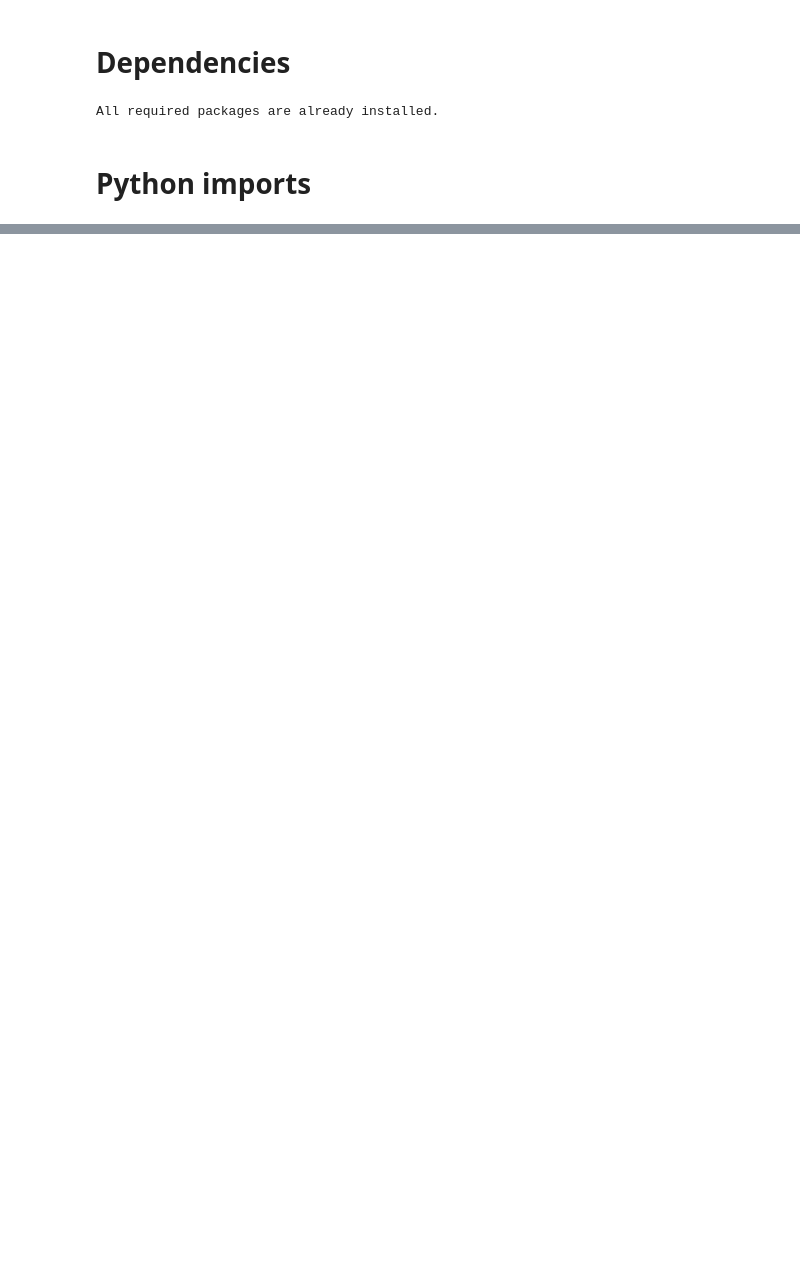
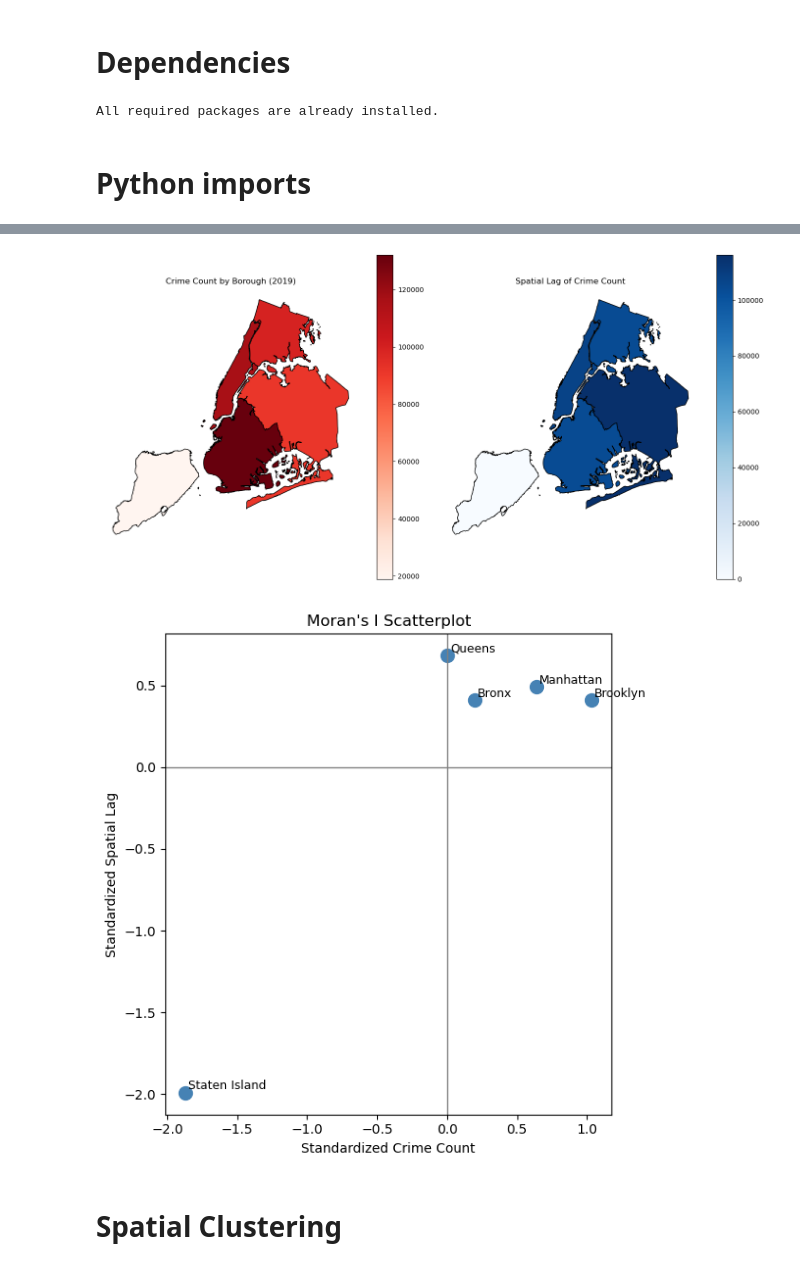
Before and after one commit to Grumlebob/ExamGDS, a Jupyter notebook: exam.ipynb, the cells around one changed output, grey strips where cells are left out. Saved outputs shown, nothing was run; the diff lists cells and outputs as text; code cells hidden in the pictures; blank space fills up the shorter version.

```diff
--- a/exam.ipynb
+++ b/exam.ipynb
@@ -220,0 +639,76 @@ ValueError: malformed node or string: {'type': 'MultiPolygon', 'coordinates': [[
+# %%
+import libpysal
+import esda
+import matplotlib.pyplot as plt
+import numpy as np
+
+# 1) Ensure boroughs has the necessary columns
+boroughs['boro_name'] = boroughs.get('boro_name', boroughs['BoroName'])
+boroughs['crime_count'] = boroughs['crime_count'].fillna(0).astype(int)
+
+# 2) Build Queen contiguity weights and row-standardize
+w = libpysal.weights.Queen.from_dataframe(boroughs)
+w.transform = 'R'
+
+# 3) Extract crime counts and compute spatial lag (neighbor average)
+counts = boroughs['crime_count'].values
+lag = libpysal.weights.lag_spatial(w, counts)
+
+# 4) Print a summary table
+print(f"{'Borough':<20} {'Crime':>6} {'Neighbor Avg':>14}")
+print("-" * 42)
+for name, cnt, nbr_avg in zip(boroughs['boro_name'], counts, lag):
+    print(f"{name:<20} {cnt:6d} {nbr_avg:14.1f}")
+
+# 5) Compute Global Moran's I
+mi = esda.Moran(counts, w)
+print(f"\nGlobal Moran's I: {mi.I:.3f}")
+print(f"p-value:           {mi.p_sim:.3f}")
+
+# 6) Add the spatial lag back to the GeoDataFrame
+boroughs['spatial_lag'] = lag
+
+# 7) Choropleth maps side by side
+fig, axes = plt.subplots(1, 2, figsize=(14, 7))
+
+boroughs.plot(
+    column='crime_count',
+    cmap='Reds',
+    legend=True,
+    ax=axes[0],
+    edgecolor='black'
+)
+axes[0].set_title('Crime Count by Borough (2019)')
+axes[0].axis('off')
+
+boroughs.plot(
+    column='spatial_lag',
+    cmap='Blues',
+    legend=True,
+    ax=axes[1],
+    edgecolor='black'
+)
+axes[1].set_title('Spatial Lag of Crime Count')
+axes[1].axis('off')
+
+plt.tight_layout()
+plt.show()
+
+# 8) Moran’s I scatterplot
+y     = (counts      - counts.mean())      / counts.std()
+y_lag = (lag - lag.mean()) / lag.std()
+
+fig, ax = plt.subplots(figsize=(6, 6))
+ax.axhline(0, color='gray', linewidth=1)
+ax.axvline(0, color='gray', linewidth=1)
+ax.scatter(y, y_lag, s=100, color='steelblue')
+
+for i, name in enumerate(boroughs['boro_name']):
+    ax.text(y[i] + 0.02, y_lag[i] + 0.02, name, fontsize=9)
+
+ax.set_xlabel('Standardized Crime Count')
+ax.set_ylabel('Standardized Spatial Lag')
+ax.set_title("Moran's I Scatterplot")
+plt.tight_layout()
+plt.show()
+# %% [output]
@@ -220,0 +726,4 @@ ValueError: malformed node or string: {'type': 'MultiPolygon', 'coordinates': [[
+[figure, added]
+[figure, added]
+# %% [markdown]
+# Spatial Clustering
```
Also changed, not shown: parts of 25 cells of this notebook, 1 other file.
